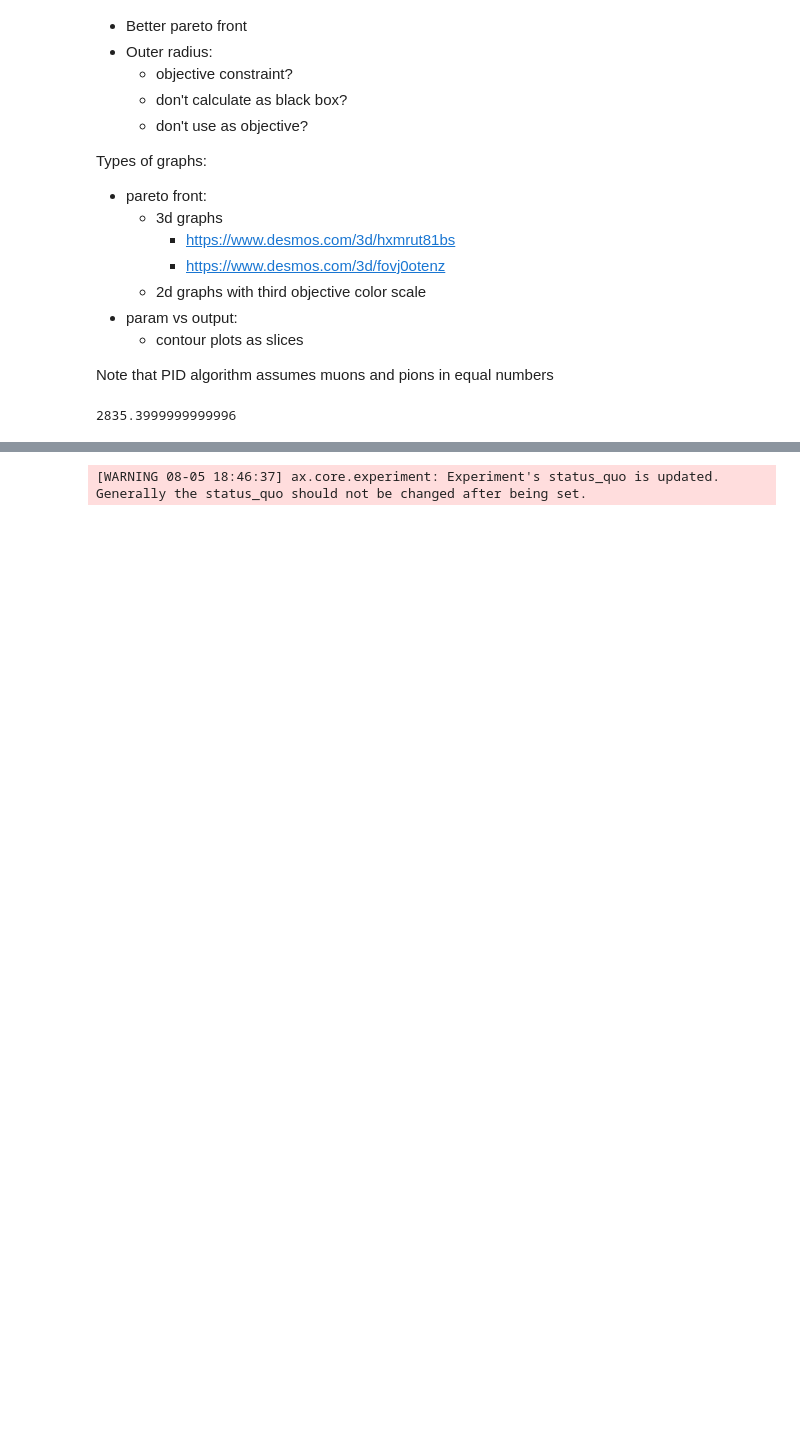
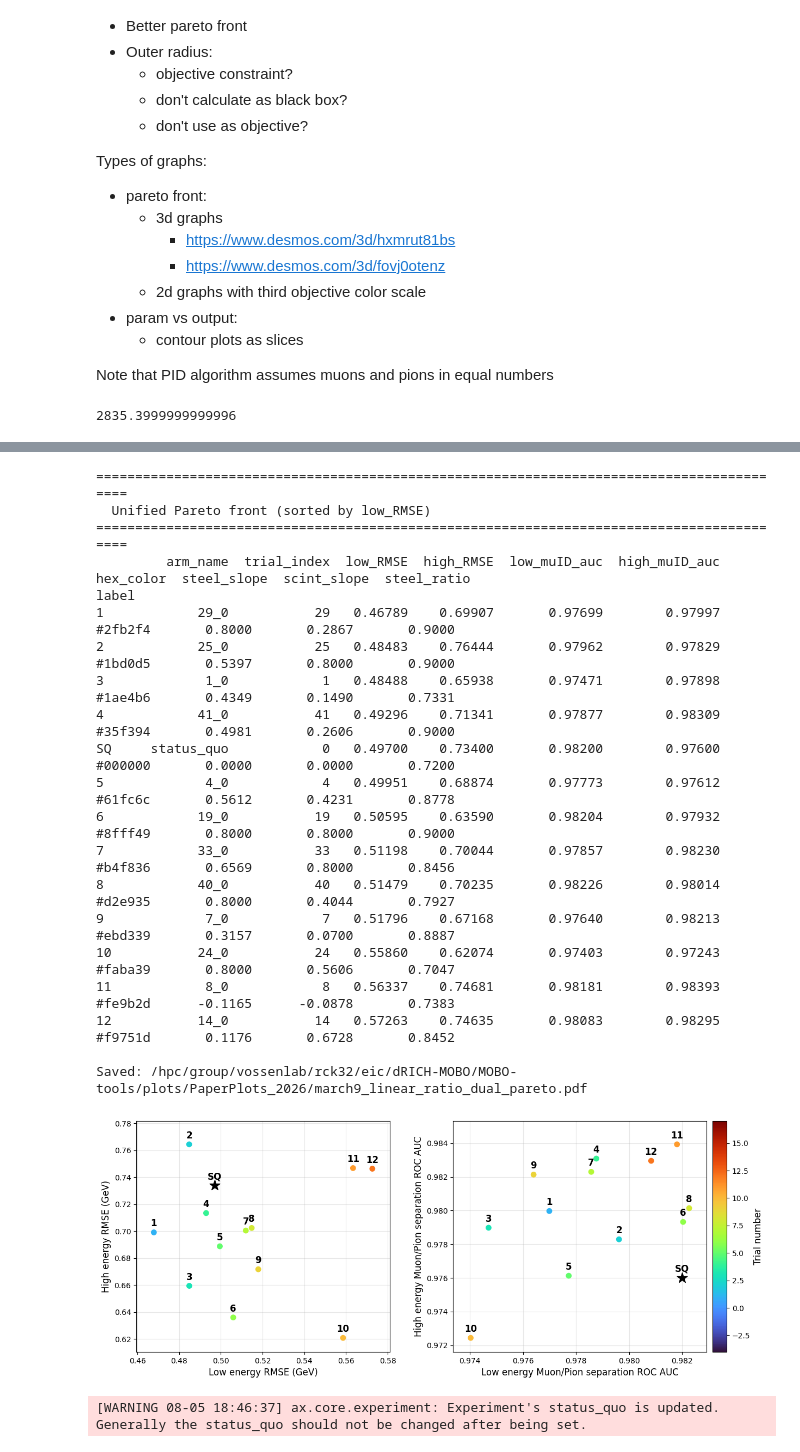
Before and after one commit to aid2e/dRICH-MOBO, a Jupyter notebook: MOBO-tools/mobo_analysis.ipynb, the cells around one changed output, grey strips where cells are left out. Cells and saved outputs as stored; diff of their text form; code cells hidden in the pictures; blank space fills up the shorter version.

Commit message:
added pareto_labeler.py for linear_ratio

```diff
--- a/MOBO-tools/mobo_analysis.ipynb
+++ b/MOBO-tools/mobo_analysis.ipynb
@@ -509,3 +509,34 @@ pg_march9_2026.plot_pareto_fronts()
+# %%
+# importlib.reload(pareto_labeler)
+import pareto_labeler
+from pareto_labeler import label_pareto_fronts,plot_dual_pareto
+
+# df = plot_dual_pareto(pg_march_12_2026_basic, cmap = "turbo",color_pad=5)
+
+# Or save to PDF:
+df = plot_dual_pareto(pg_march9_2026, save_path="/hpc/group/vossenlab/rck32/eic/dRICH-MOBO/MOBO-tools/plots/PaperPlots_2026/march9_linear_ratio_dual_pareto.pdf", cmap = "turbo",color_pad=5)
+# %% [output]
+==========================================================================================
+  Unified Pareto front (sorted by low_RMSE)
+==========================================================================================
+         arm_name  trial_index  low_RMSE  high_RMSE  low_muID_auc  high_muID_auc hex_color  steel_slope  scint_slope  steel_ratio
+label
+1            29_0           29   0.46789    0.69907       0.97699        0.97997   #2fb2f4       0.8000       0.2867       0.9000
+2            25_0           25   0.48483    0.76444       0.97962        0.97829   #1bd0d5       0.5397       0.8000       0.9000
+3             1_0            1   0.48488    0.65938       0.97471        0.97898   #1ae4b6       0.4349       0.1490       0.7331
+4            41_0           41   0.49296    0.71341       0.97877        0.98309   #35f394       0.4981       0.2606       0.9000
+SQ     status_quo            0   0.49700    0.73400       0.98200        0.97600   #000000       0.0000       0.0000       0.7200
+5             4_0            4   0.49951    0.68874       0.97773        0.97612   #61fc6c       0.5612       0.4231       0.8778
+6            19_0           19   0.50595    0.63590       0.98204        0.97932   #8fff49       0.8000       0.8000       0.9000
+7            33_0           33   0.51198    0.70044       0.97857        0.98230   #b4f836       0.6569       0.8000       0.8456
+8            40_0           40   0.51479    0.70235       0.98226        0.98014   #d2e935       0.8000       0.4044       0.7927
+9             7_0            7   0.51796    0.67168       0.97640        0.98213   #ebd339       0.3157       0.0700       0.8887
+10           24_0           24   0.55860    0.62074       0.97403        0.97243   #faba39       0.8000       0.5606       0.7047
+11            8_0            8   0.56337    0.74681       0.98181        0.98393   #fe9b2d      -0.1165      -0.0878       0.7383
+12           14_0           14   0.57263    0.74635       0.98083        0.98295   #f9751d       0.1176       0.6728       0.8452
+
+Saved: /hpc/group/vossenlab/rck32/eic/dRICH-MOBO/MOBO-tools/plots/PaperPlots_2026/march9_linear_ratio_dual_pareto.pdf
+[figure, added]
 # %%
 # USING PlotGenerator
 pg_august4 = PlotGenerator("experiment_high_rmse_low_rmse_high_mupi_low_mupi_august_4","august_4__objectives__high_rmse_low_rmse_high_mupi_low_mupi_august_4__parameters__division_layer_number_preshower_steel_value")
```
Also changed, not shown: parts of 1 cell of this notebook.
